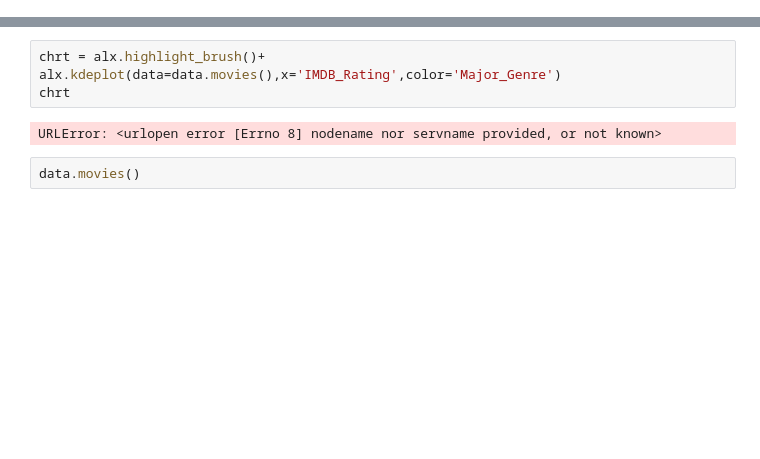
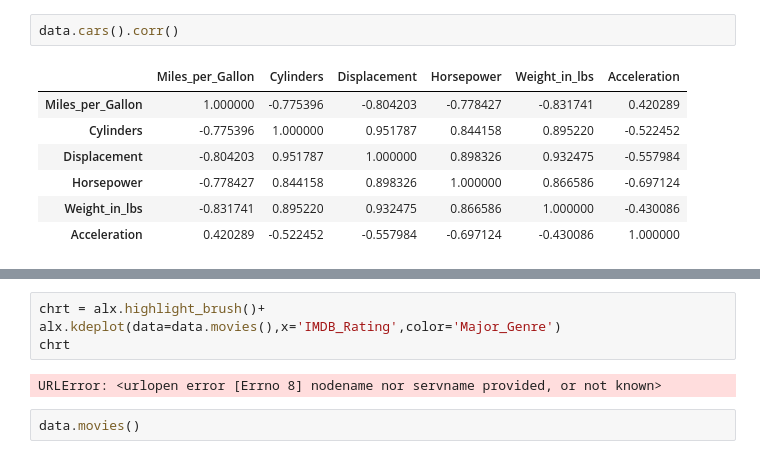
Before and after one commit to dwootton/Altair-Express, a Jupyter notebook: Testing-Notebook.ipynb, the cells around one changed output, grey strips where cells are left out. Saved outputs shown, nothing was run; the diff lists cells and outputs as text; blank space fills up the shorter version.

```diff
--- a/Testing-Notebook.ipynb
+++ b/Testing-Notebook.ipynb
@@ -9,3 +20,13 @@ alx.filter_brush() + alx.scatterplot(data=data.cars(),x='Horsepower',y='Miles_pe
+# %%
+data.cars().corr()
+# %% [output]
+|  | Miles_per_Gallon | Cylinders | Displacement | Horsepower | Weight_in_lbs | Acceleration |
+| Miles_per_Gallon | 1.000000 | -0.775396 | -0.804203 | -0.778427 | -0.831741 | 0.420289 |
+| Cylinders | -0.775396 | 1.000000 | 0.951787 | 0.844158 | 0.895220 | -0.522452 |
+| Displacement | -0.804203 | 0.951787 | 1.000000 | 0.898326 | 0.932475 | -0.557984 |
+| Horsepower | -0.778427 | 0.844158 | 0.898326 | 1.000000 | 0.866586 | -0.697124 |
+| Weight_in_lbs | -0.831741 | 0.895220 | 0.932475 | 0.866586 | 1.000000 | -0.430086 |
+| Acceleration | 0.420289 | -0.522452 | -0.557984 | -0.697124 | -0.430086 | 1.000000 |
 # %%
 alx.pan_zoom() + alx.scatterplot(data=data.cars(),x='Horsepower',y='Miles_per_Gallon')
 # %% [output]
```
Also changed, not shown: parts of 5 cells of this notebook, 25 other files.
